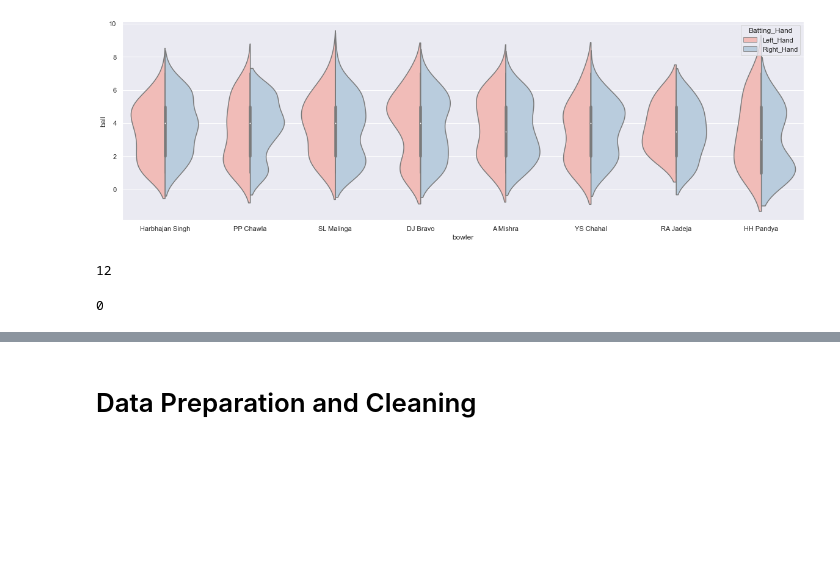
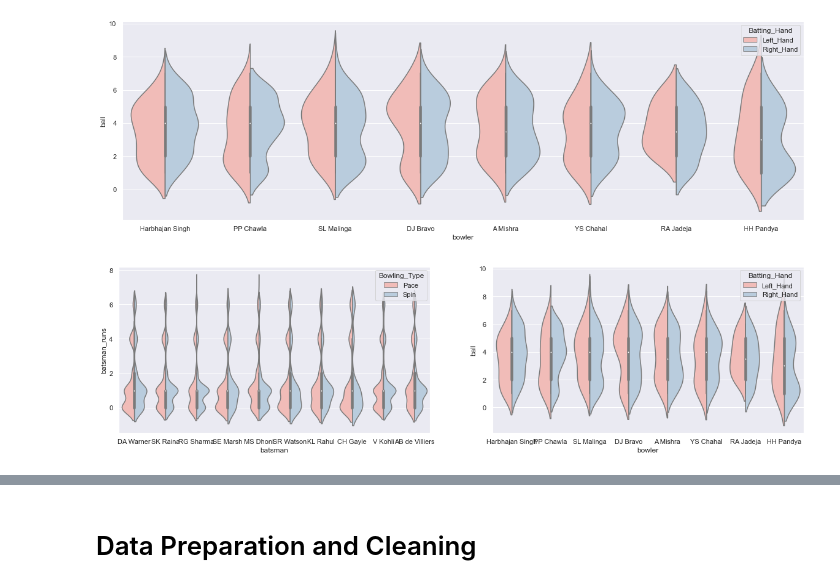
Before and after one commit to Utkarsh736/IPL_Data_Analysis, a Jupyter notebook: Template.ipynb, the cells around one changed output, grey strips where cells are left out. Saved outputs shown, nothing was run; the diff lists cells and outputs as text; code cells hidden in the pictures; blank space fills up the shorter version.

Commit message:
Method for displaying multiple graphs

```diff
--- a/Template.ipynb
+++ b/Template.ipynb
@@ -940,4 +937,0 @@ def random():
-# %%
-random()
-# %% [output]
-12
@@ -951,4 +938,6 @@ def days():
-# %%
-days()
-# %% [output]
-0
+# %%
+fig, axs = plt.subplots(ncols=2,nrows=1,figsize=(20,5))
+batsman_violinplot = sns.violinplot(x='batsman', y='batsman_runs', data=batsman_list_df2, hue = 'Bowling_Type', split = True, palette='Pastel1', ax=axs[0])
+bowler_violinplot = sns.violinplot(x= 'bowler', y='ball', data= bowler_list_df, hue='Batting_Hand', split=True, palette="Pastel1")
+# %% [output]
+[figure, added]
```
Also changed, not shown: parts of 15 cells of this notebook.
